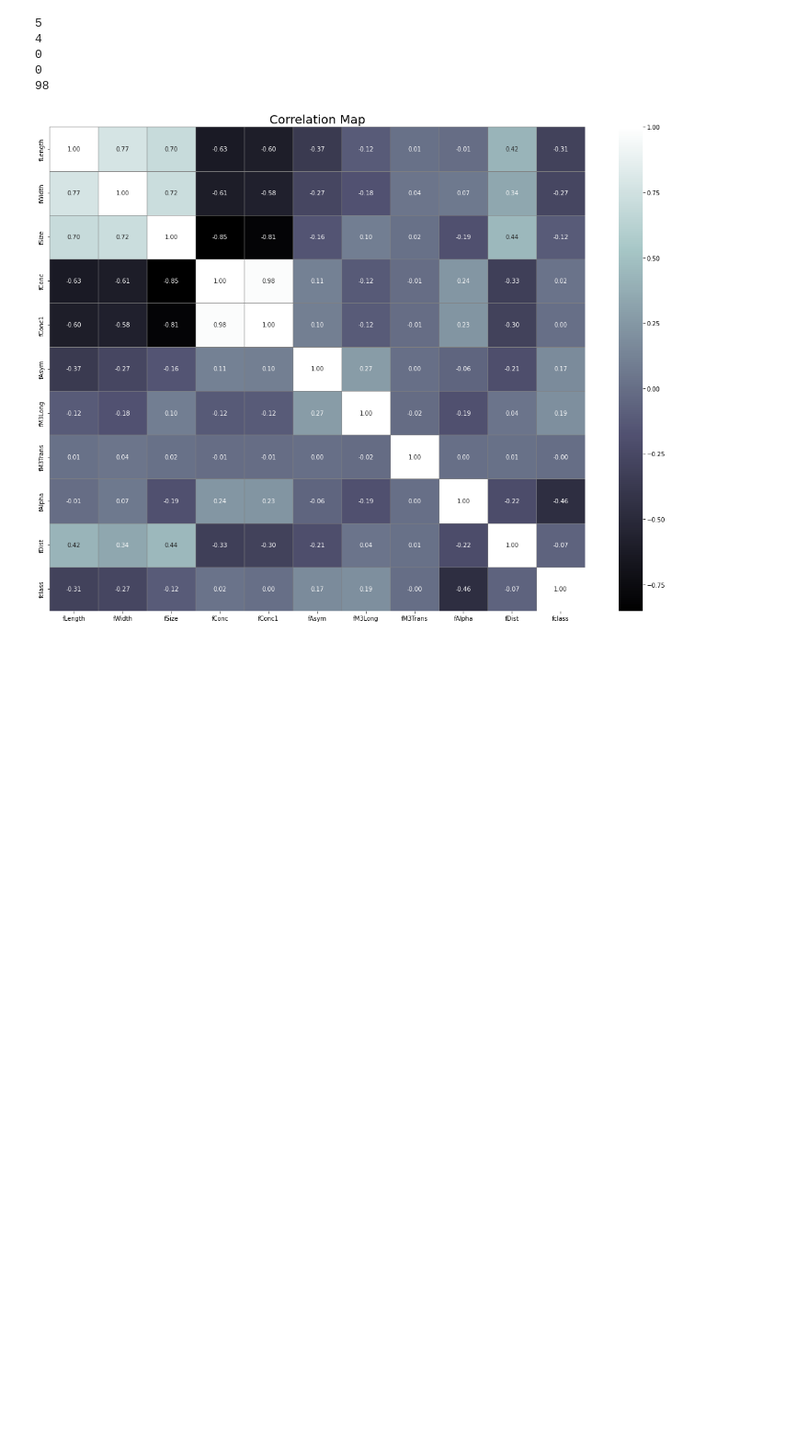
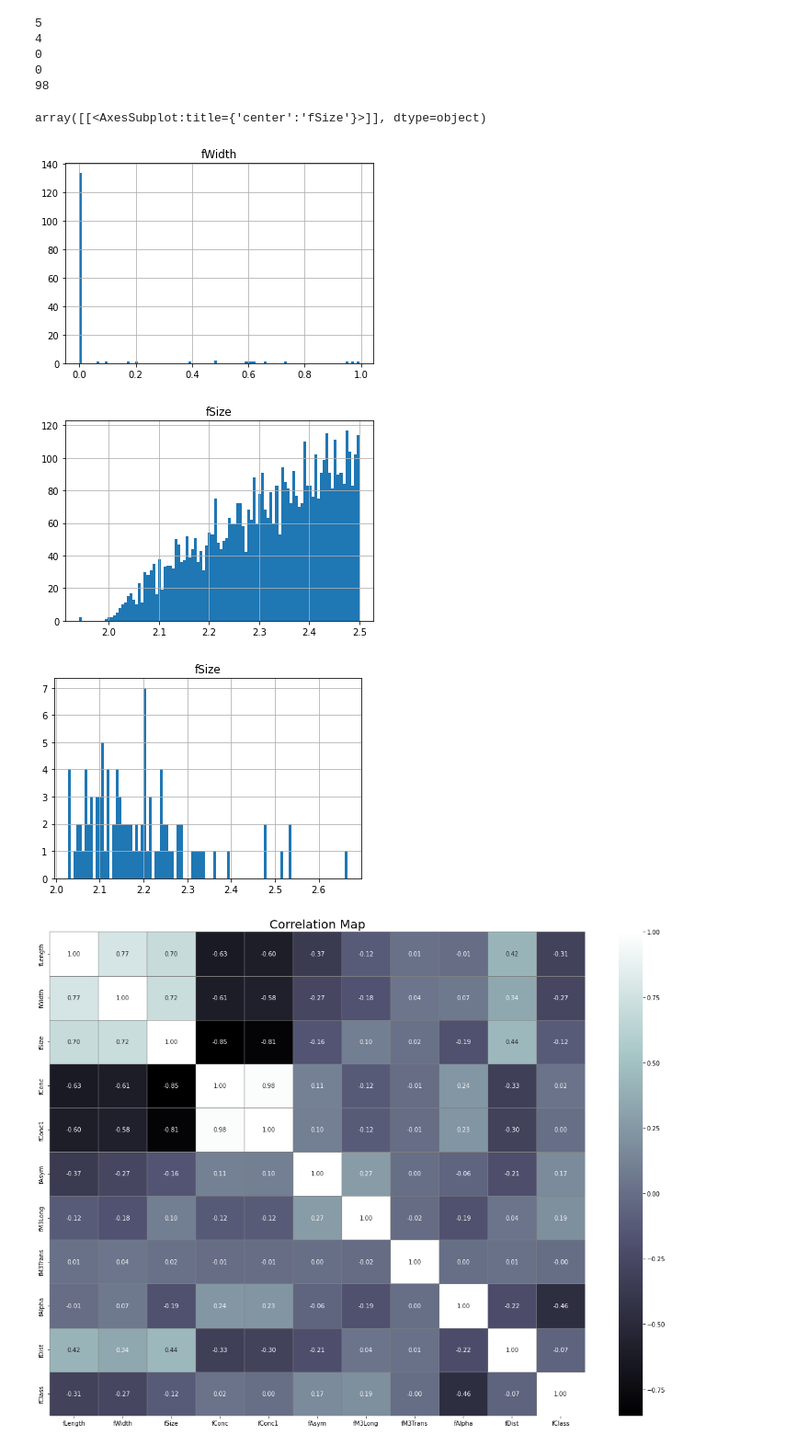
Before and after one commit to zoilo-nl/MML, a Jupyter notebook: main.ipynb, the cells around one changed output. Shown at 92% size. Saved outputs shown, nothing was run; the diff lists cells and outputs as text; code cells hidden in the pictures; blank space fills up the shorter version.

```diff
--- a/main.ipynb
+++ b/main.ipynb
@@ -70,6 +63,15 @@ print(len(df[df['fWidth'] == 0]))
 0
 0
 98
+# %%
+df[df['fWidth'] < 1].hist(column='fWidth', bins=100)
+df[df['fSize'] < 2.5].hist(column='fSize', bins=100)
+df[df['fWidth'] == 0].hist(column='fSize', bins=100)
+# %% [output]
+array([[<AxesSubplot:title={'center':'fSize'}>]], dtype=object)
+[figure, added]
+[figure, added]
+[figure, added]
 # %%
 plt.figure(figsize=(16,12))
 sns.heatmap(data=df.corr(),annot=True,cmap="bone",linewidths=1,fmt=".2f",linecolor="gray")
```
Also changed, not shown: parts of 26 cells of this notebook.
